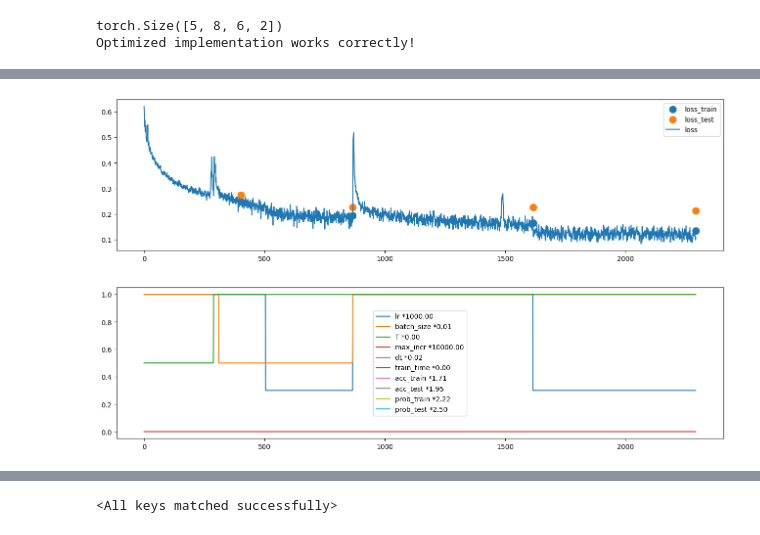
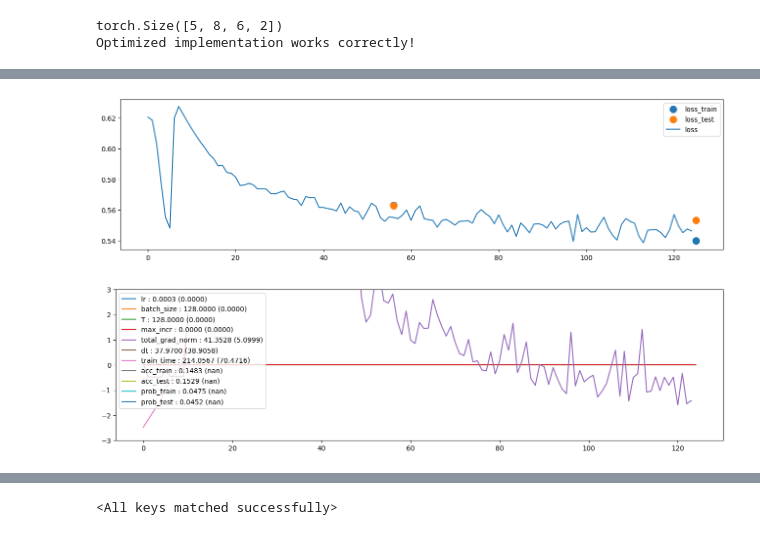
Before and after one commit to Aymco/language_models, a Jupyter notebook: my_makemore_loop.ipynb, the cells around one changed output, grey strips where cells are left out. Saved outputs shown, nothing was run; the diff lists cells and outputs as text; code cells hidden in the pictures.

```diff
--- a/my_makemore_loop.ipynb
+++ b/my_makemore_loop.ipynb
@@ -262,7 +259,7 @@ class LinearBlocks(MyModule):
     def __init__(self, fan_in, fan_out, n_blocks=1, bias=True):
         super().__init__()
         # my wheights is (K, fan_in, fan_out) where K is the number of blocks
-        self.weight = nn.Parameter(torch.randn((3, n_blocks, fan_in, fan_out)) * (2/(fan_in+fan_out)))
+        self.weight = nn.Parameter(torch.randn((3, n_blocks, fan_in, fan_out)) * (4*2/(fan_in+fan_out)))
         self.bias = nn.Parameter(torch.zeros(fan_out)) if bias else None
         self.n_blocks = n_blocks
 
@@ -672,6 +669,14 @@ class Store: # class to store values ( lossi, batch_time, train_time)
                     lst.append(None)
     def __getitem__(self, key):
         return self.store[key]
+    def average(self, n_elements, key):
+        last_elements = self.store[key][-n_elements:]
+        n_elements = max(1, len(last_elements) - last_elements.count(None))
+        if n_elements == 0: return 0
+        return sum(el for el in last_elements if el is not None) / n_elements
+
+    def averages(self, n_elements, *keys):
+        return [self.average(n_elements, key) for key in keys]
 
 store = Store()
 
@@ -703,6 +708,10 @@ if LOOP:
 #   for layer in model.layers[:-1]:
 #     if isinstance(layer, Linear):
 #       layer.weight *= 0.5 #* 5/3
+
+for name, p in model.named_parameters():
+    if 'weight' in name:
+        p.data *= 0.1
 
 model.set_var("device", device)
 model = model.to(device)
@@ -920,7 +924,7 @@ model.self_call("update_BT_size")
 
 #  Evaluate the model
 @torch.no_grad()  # Disable gradient tracking
-def split_loss_and_accuracy(DL, n_iteration=5):
+def split_loss_and_accuracy(DL, n_iteration=1):
     avg_loss = 0
     correct_predictions = 0
     total_predictions = 0
@@ -989,9 +993,19 @@ for k in keys:
     #     continue
 
     # lst to put between 0 and 1
-    max_lst = max([el for el in lst if el is not None] + [0.0001])
-    lst_scaled = [l / max_lst if l is not None else l for l in lst]
-    plt.plot(lst_scaled, label=k + f" *{1/max_lst:.2f}")
+    #div = max([el for el in lst if el is not None] + [0.0001])
+    lst = [el for el in lst  if el is not None and el != np.inf]
+    indexes = [i for i, el in enumerate(lst)]
+    tens = torch.tensor(lst, dtype=torch.float)
+    ## calculate the mean and std over the last 20% of the values
+    mean = tens[-len(tens)//2:].mean().item()
+    std = tens[-len(tens)//2:].std().item()
+    # std = tens.std().item()
+    lst_scaled = [(l - mean) / (1e-9 + std)
+                   if l is not None else l for l in lst]
+    plt.plot(indexes, lst_scaled, label=k + f" : {mean:.4f} ({std:.4f})")
+
+plt.ylim(-3, 3)
 plt.legend()
 plt.show()
 
@@ -1025,32 +1039,32 @@ if teloss - trloss > 0.15:
 # 6000 steps, 1769s (Batch: 256, block: 1, lr: 1e-05, hidden: 2048) : 2.0588078180948894
 # train loss : 1.9326   	 acc 47.1% 	 prob 29.2%     (log:0.2861399360175299)
 # test  loss : 2.0588  	 acc 42.9% 	 prob 27.3%
 
 # LOOP WITH
 # 1377 steps, 685s (Batch: 32, block: 1, lr: 3e-05, hidden: 1920) : 1.834254789352417
 # train loss : 1.7270   	 acc 50.4% 	 prob 33.6%     (log:0.23729749326630098)
 # test  loss : 1.8343  	 acc 46.3% 	 prob 31.8%
 
 # 3957 steps, 2438s (Batch: 64, block: 1, lr: 0.0001, hidden: 3968) : 1.7648982763290406
 # train loss : 1.5607   	 acc 54.3% 	 prob 38.9%     (log:0.19330884479349006)
 # test  loss : 1.7649  	 acc 48.5% 	 prob 35.2%
 
 # linear block with 1 link
 # 687 steps, 453s (Batch: 64, block: 1, lr: 0.0003, hidden: 1024) : 1.825671124458313
 # 878 steps, 864s (Batch: 64, block: 1, lr: 0.0003, hidden: 1024) : 1.8196477174758912
 # train loss : 1.6379   	 acc 51.8% 	 prob 35.9%     (log:0.21429878582449854)
 # test  loss : 1.8257  	 acc 45.9% 	 prob 32.3%
 
 # Loop 128 - 128 blocks
 # 1725 steps, 2394s (Batch: 16, block: 1, lr: 0.01  , hidden: 16384) : 1.758005690574646
 # 1904 steps, 2806s (Batch: 16, block: 1, lr: 0.0003, hidden: 16384) : 1.7028622388839723
 # 2416 steps, 4029s (Batch: 16, block: 1, lr: 0.0001, hidden: 16384) : 1.679772400856018
 
 
 # 256 - 64 blocks forward backward
 # 403 steps, 834s (Batch: 128, block: 1, lr: 0.001, hidden: 16384) : 1.8830100536346435
 # 1616 steps, 4890s (Batch: 128, T: 128 , lr: 0.001, hidden: 16384, n_blocks: 256) : 1.6852755308151246
 # 2293 steps, 7506s (Batch: 128, T: 128 , lr: 0.0003, hidden: 16384, n_blocks: 256) : 1.6311242818832397
 # %% [output]
-[figure, old version]
+[figure, new version]
-[figure, old version]
+[figure, new version]
```
Also changed, not shown: parts of 5 cells of this notebook.
